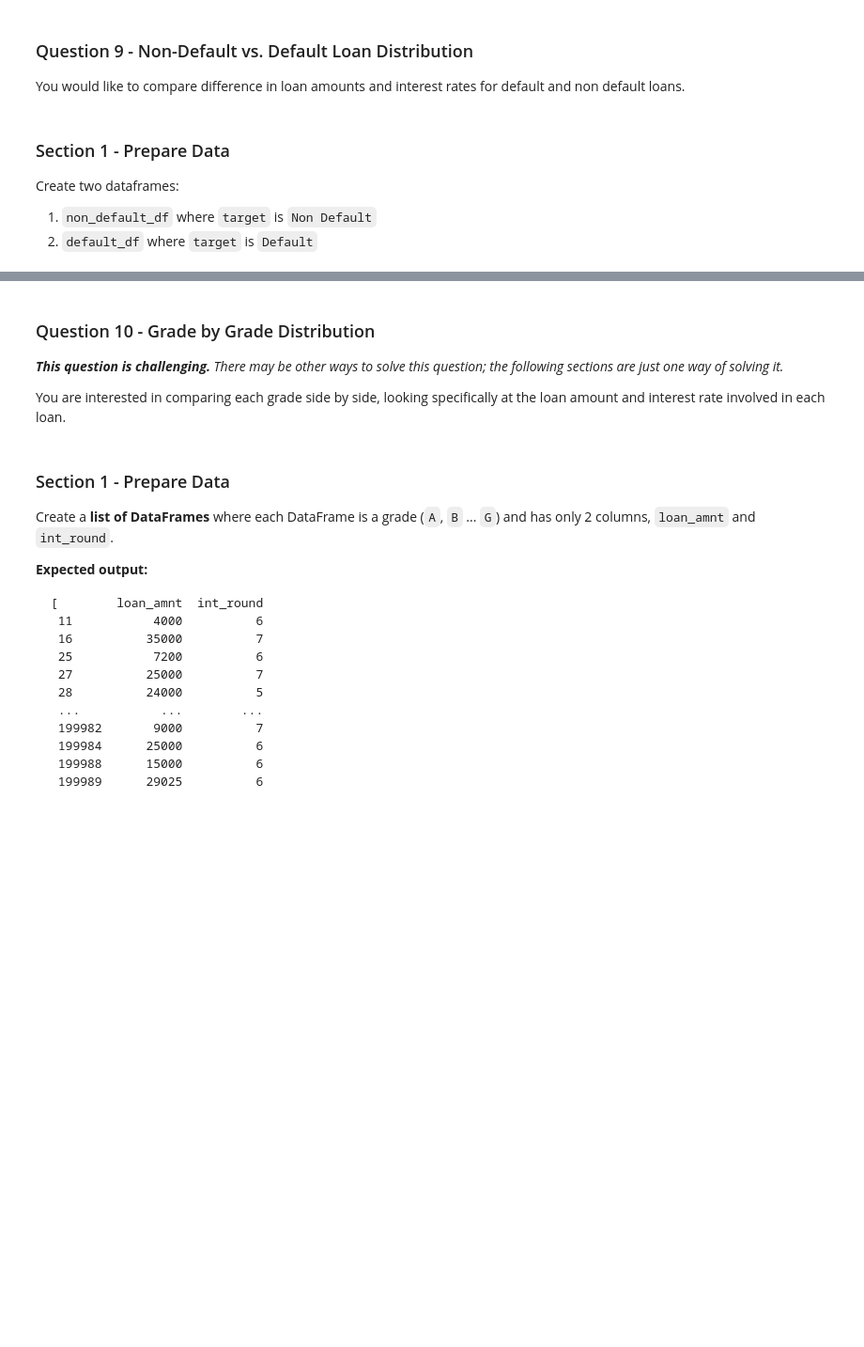
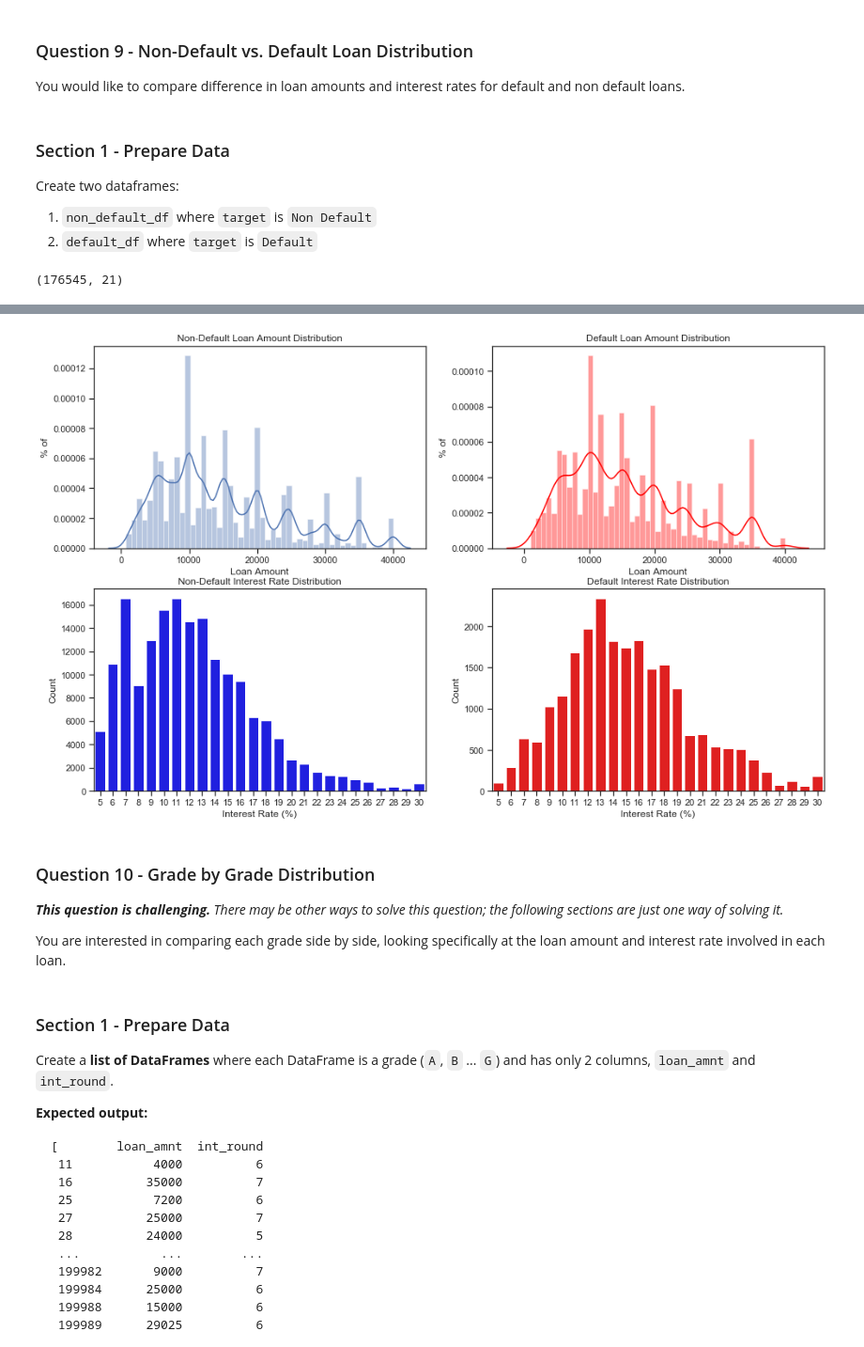
Before and after one commit to swathidbhat/Hackwagon-DS102, a Jupyter notebook: problem-set-2/problem-set-2.ipynb, the cells around one changed output, grey strips where cells are left out. Shown at 94% size. Drawn from its saved outputs; the diff is of its cells as text; code cells hidden in the pictures; blank space fills up the shorter version.

```diff
--- a/problem-set-2/problem-set-2.ipynb
+++ b/problem-set-2/problem-set-2.ipynb
@@ -299,6 +528,22 @@ Create two dataframes:
 
 1. `non_default_df` where `target` is `Non Default`
 2. `default_df` where `target` is `Default`
+# %%
+#default dataframe
+default_filtered = all_loans_df['target'] == 'Default'
+default_df = all_loans_df[default_filtered]
+#testing
+default_df.head()
+default_df.shape
+
+#non-default dataframe
+non_default_filtered = all_loans_df['target'] == 'Non Default'
+non_default_df = all_loans_df[non_default_filtered]
+#testing
+non_default_df.head()
+non_default_df.shape
+# %% [output]
+(176545, 21)
 # %% [markdown]
 ### Section 2 & 3 - Visualise and Save Figure
 
@@ -322,3 +555,59 @@ Create subplots of 2 rows and 2 columns, creating 4 different axes and plotting
+# %%
+# -------------- #
+import seaborn as sns
+sns.set(style = "ticks")
+### SECTION 2 ###
+## VISUALISE ##
+fig_dimensions=(16, 10)
+
+fig = plt.figure(figsize = fig_dimensions)
+
+#Creating and indexing axes
+ax1 = fig.add_subplot(2,2,1)
+ax2 = fig.add_subplot(2,2,2)
+ax3 = fig.add_subplot(2,2,3)
+ax4 = fig.add_subplot(2,2,4)
+
+#Plotting non-default loan dist
+ax = sns.distplot(non_default_df['loan_amnt'],
+                  ax = ax1)
+ax1.set_title('Non-Default Loan Amount Distribution')
+ax1.set_xlabel('Loan Amount')
+ax1.set_ylabel('% of')
+
+#Plotting default loan dist
+ax = sns.distplot(default_df['loan_amnt'],
+                  ax = ax2,
+                  color = 'red')
+ax2.set_title('Default Loan Amount Distribution')
+ax2.set_xlabel('Loan Amount')
+ax2.set_ylabel('% of')
+
+#Plotting non-default interest rate dist
+ax = sns.countplot(x = 'int_round',
+                   data = non_default_df,
+                   ax = ax3,
+                   color='blue')
+ax3.set_title('Non-Default Interest Rate Distribution')
+ax3.set_xlabel('Interest Rate (%)')
+ax3.set_ylabel('Count')
+
+# #Plotting default interest rate dist
+ax = sns.countplot(x = 'int_round',
+                   data = default_df,
+                   ax = ax4,
+                   color='red')
+ax4.set_title('Default Interest Rate Distribution')
+ax4.set_xlabel('Interest Rate (%)')
+ax4.set_ylabel('Count')
+# # -------------- #
+# ### SECTION 3 ###
+# ## SAVE FIGURE ##
+plt.savefig('loan_status_distribution_graphs.png')
+plt.show()
+# # -------------- #
+# %% [output]
+[figure, added]
 # %%
 ## TA/INSTRUCTOR ONLY
 ## SECTION 1: /1
```
Also changed, not shown: parts of 27 cells of this notebook.
